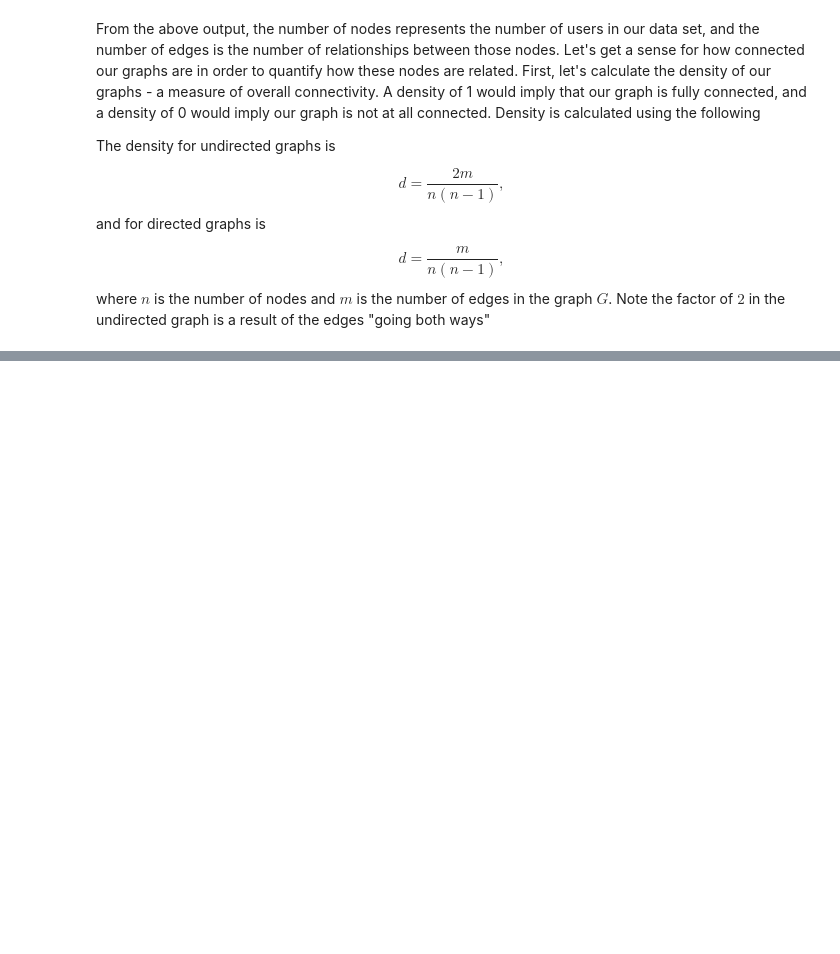
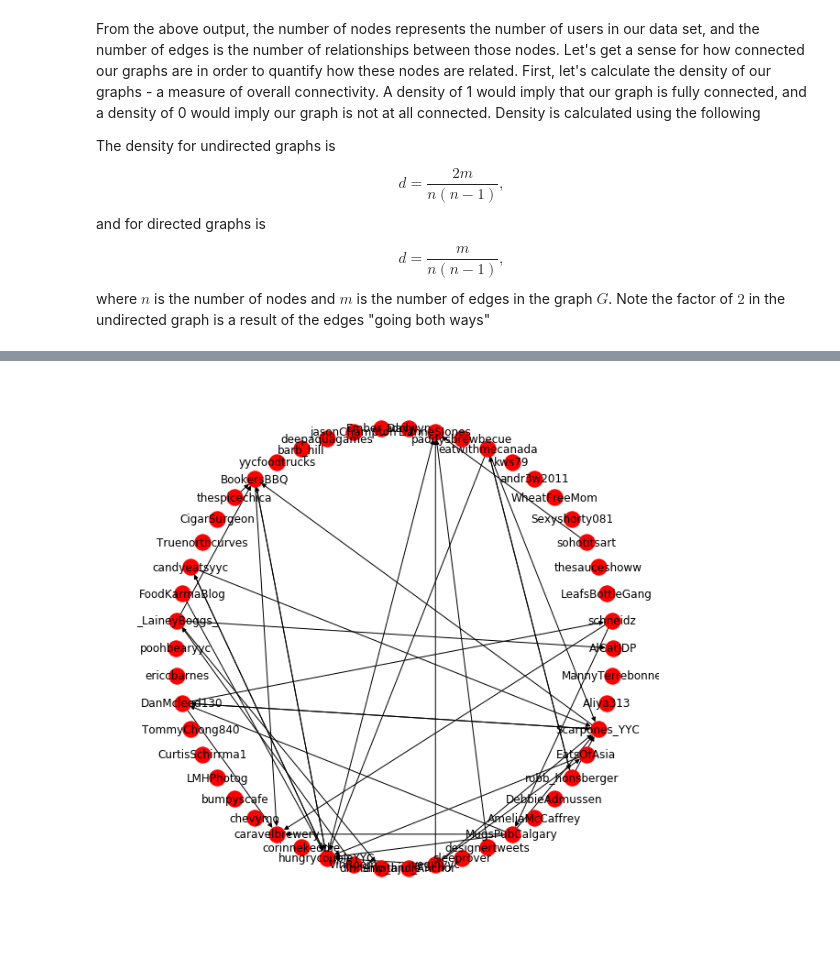
Before and after one commit to cybera/data-science-for-entrepreneurs-workshops, a Jupyter notebook: GraphAnalysis.ipynb, the cells around one changed output, grey strips where cells are left out. Saved outputs shown, nothing was run; the diff lists cells and outputs as text; code cells hidden in the pictures; blank space fills up the shorter version.

```diff
--- a/GraphAnalysis.ipynb
+++ b/GraphAnalysis.ipynb
@@ -126,16 +129,11 @@ for users in followers_dict.keys():
     for follower in followers_dict[users]:
         follower_count[follower['screen_name']]  = follower['followers_count']
 
-        if users == "RedMilePodcast":
-            a = follower['screen_name']
-            if "Z" in a:
-                print(a)
-
 
 power_users = sorted(follower_count.items(), key=itemgetter(1), reverse=True)[:10]
 power_users_counts =np.sum([i[1] for i in power_users])
 
 
-print("Totaly followers of our top 10 users", power_users_counts)
+print("Total followers of our top 10 users", power_users_counts)
 power_users
 # %% [output]
@@ -605,0 +339,4 @@ two_nodes
+# %%
+centrality_list = list(OrderedDict(sorted(nx.eigenvector_centrality(directed_graph.reverse()).items(),
+                                          key=itemgetter(1),
+                                          reverse=True)).keys())
@@ -605,0 +394,7 @@ two_nodes
+# %%
+nodes = centrality_list[:50]
+test_graph = directed_graph.subgraph(nodes)
+plt.figure(figsize = (8,8))
+nx.draw_circular(test_graph, with_labels=True)
+# %% [output]
+[figure, added]
```
Also changed, not shown: parts of 44 cells of this notebook.
